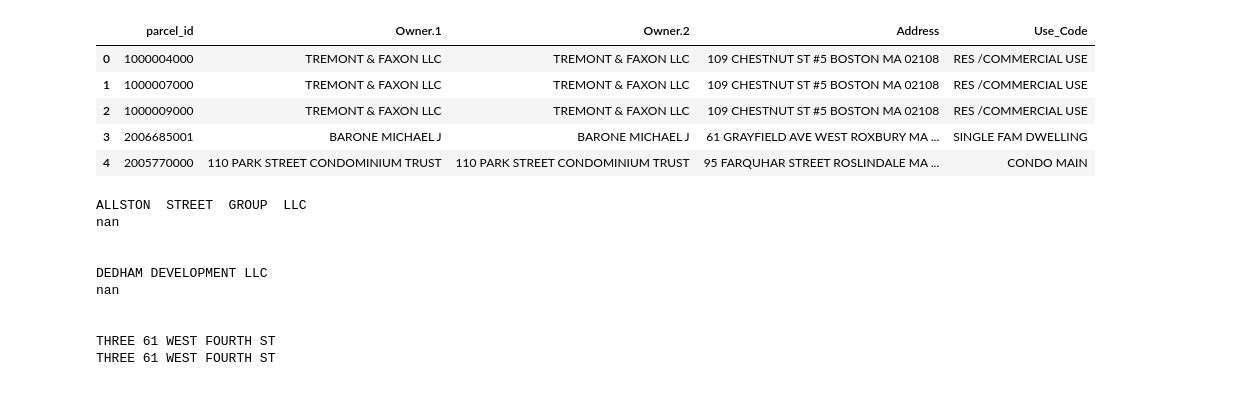
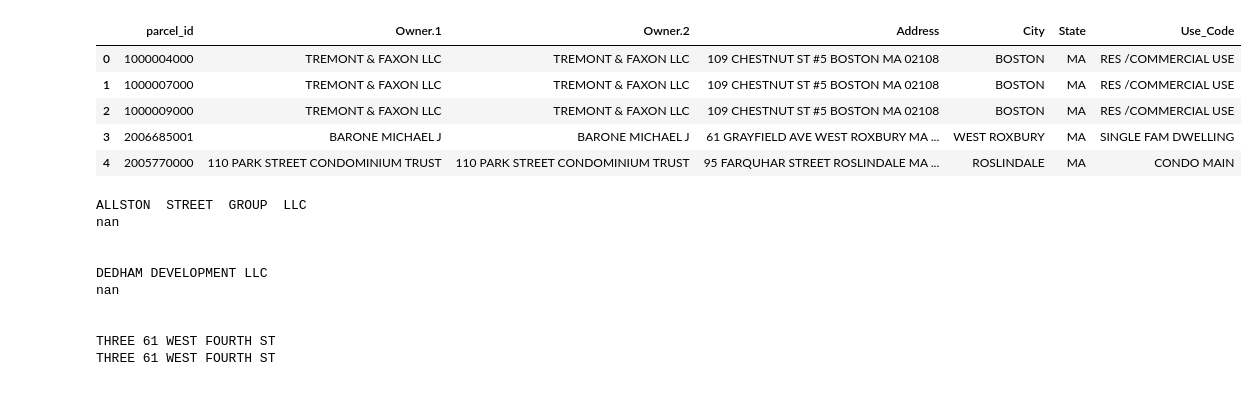
Before and after one commit to yagevlevi/BaystateBanner_Spark, a Jupyter notebook: Real Estate/Approved_Proj_And_ZBA_Link_To_Prop_Assessments.ipynb, the cells around one changed output. Saved outputs shown, nothing was run; the diff lists cells and outputs as text; code cells hidden in the pictures.

```diff
--- a/Real Estate/Approved_Proj_And_ZBA_Link_To_Prop_Assessments.ipynb
+++ b/Real Estate/Approved_Proj_And_ZBA_Link_To_Prop_Assessments.ipynb
@@ -19,7 +19,7 @@ for i in range(len(app_zba['issued_date'])):
         year = string[0:4]
         app_zba.loc[i, 'issued_date'] = year
 # %%
-adds = pd.DataFrame(columns = ['parcel_id', 'Owner.1', 'Owner.2', 'Address', 'Use_Code'])
+adds = pd.DataFrame(columns = ['parcel_id', 'Owner.1', 'Owner.2', 'Address', 'City', 'State', 'Use_Code'])
 adds['parcel_id'] = app_proj['parcel_id']
 adds['Owner.1'] = app_proj['owner']
 adds.head()
@@ -45,24 +36,26 @@ pa_21.head()
 # %%
 for i in range(len(adds)):
     pid = adds.loc[i, 'parcel_id']
     filt = pa_21['PID'] == pid
     temp = pa_21[filt]
     temp = temp.reset_index(drop=False)
     if len(temp) == 0:
         pass
     else:
         adds.loc[i, 'Owner.2'] = temp.loc[0, 'OWNER']
         adds.loc[i, 'Address'] = str(temp.loc[0, 'MAIL_ADDRESS']) + ' ' + str(temp.loc[0, 'MAIL_CITY']) + \
                                  ' ' + str(temp.loc[0, 'MAIL_STATE']) + ' ' + str(temp.loc[0, 'MAIL_ZIPCODE'])
+        adds.loc[i, 'City'] = str(temp.loc[0, 'MAIL_CITY'])
+        adds.loc[i, 'State'] = str(temp.loc[0, 'MAIL_STATE'])
         adds.loc[i, 'Use_Code'] = temp.loc[0, 'LU_DESC']
 adds.head()
 # %% [output]
-|  | parcel_id | Owner.1 | Owner.2 | Address | Use_Code |
-| 0 | 1000004000 | TREMONT & FAXON LLC | TREMONT & FAXON LLC | 109 CHESTNUT ST #5 BOSTON MA 02108 | RES /COMMERCIAL USE |
-| 1 | 1000007000 | TREMONT & FAXON LLC | TREMONT & FAXON LLC | 109 CHESTNUT ST #5 BOSTON MA 02108 | RES /COMMERCIAL USE |
-| 2 | 1000009000 | TREMONT & FAXON LLC | TREMONT & FAXON LLC | 109 CHESTNUT ST #5 BOSTON MA 02108 | RES /COMMERCIAL USE |
-| 3 | 2006685001 | BARONE MICHAEL J | BARONE MICHAEL J | 61 GRAYFIELD AVE WEST ROXBURY MA ... | SINGLE FAM DWELLING |
-| 4 | 2005770000 | 110 PARK STREET CONDOMINIUM TRUST | 110 PARK STREET CONDOMINIUM TRUST | 95 FARQUHAR STREET ROSLINDALE MA ... | CONDO MAIN |
+|  | parcel_id | Owner.1 | Owner.2 | Address | City | State | Use_Code |
+| 0 | 1000004000 | TREMONT & FAXON LLC | TREMONT & FAXON LLC | 109 CHESTNUT ST #5 BOSTON MA 02108 | BOSTON | MA | RES /COMMERCIAL USE |
+| 1 | 1000007000 | TREMONT & FAXON LLC | TREMONT & FAXON LLC | 109 CHESTNUT ST #5 BOSTON MA 02108 | BOSTON | MA | RES /COMMERCIAL USE |
+| 2 | 1000009000 | TREMONT & FAXON LLC | TREMONT & FAXON LLC | 109 CHESTNUT ST #5 BOSTON MA 02108 | BOSTON | MA | RES /COMMERCIAL USE |
+| 3 | 2006685001 | BARONE MICHAEL J | BARONE MICHAEL J | 61 GRAYFIELD AVE WEST ROXBURY MA ... | WEST ROXBURY | MA | SINGLE FAM DWELLING |
+| 4 | 2005770000 | 110 PARK STREET CONDOMINIUM TRUST | 110 PARK STREET CONDOMINIUM TRUST | 95 FARQUHAR STREET ROSLINDALE MA ... | ROSLINDALE | MA | CONDO MAIN |
 # %%
 count = 0
 for i in range(len(adds)):
```
Also changed, not shown: parts of 3 cells of this notebook, 42 other files.
